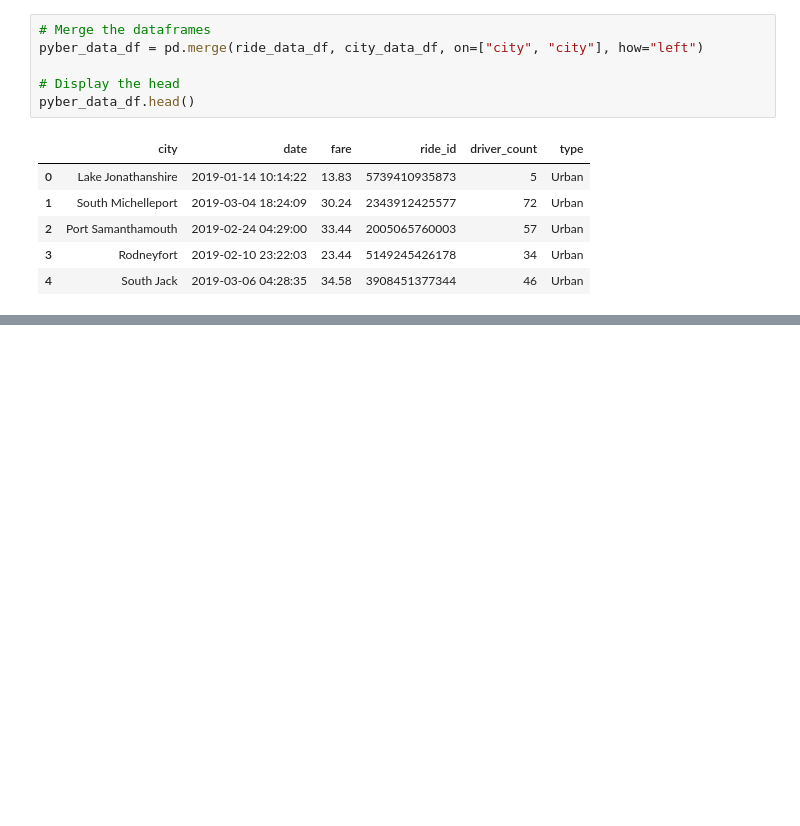
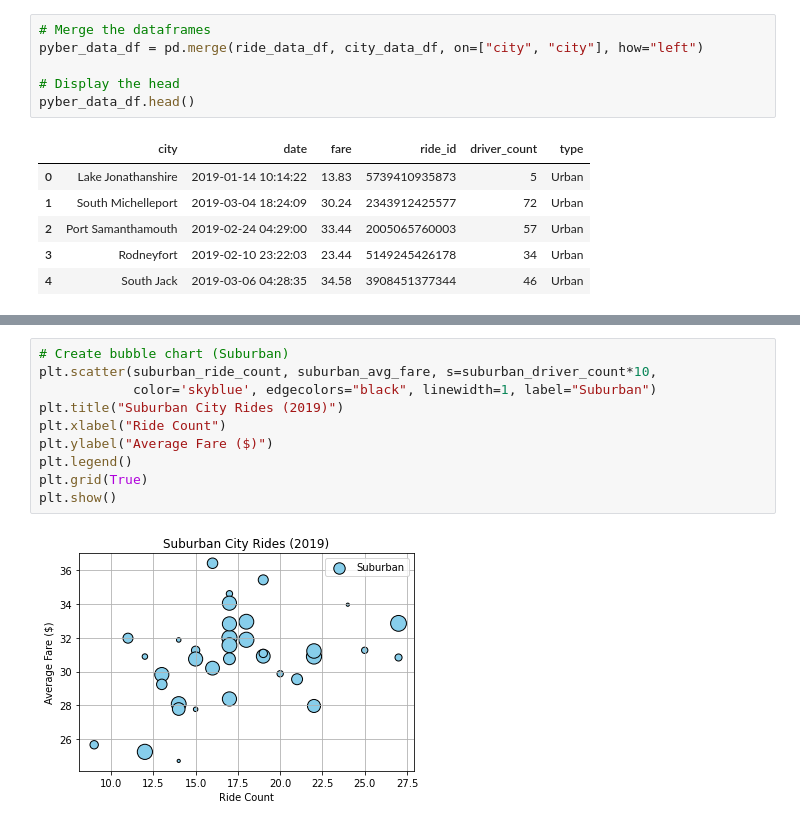
Before and after one commit to teao11/PyBer_Analysis, a Jupyter notebook: PyBer_ride_data.ipynb, the cells around one changed output, grey strips where cells are left out. Drawn from its saved outputs; the diff is of its cells as text; blank space fills up the shorter version.

```diff
--- a/PyBer_ride_data.ipynb
+++ b/PyBer_ride_data.ipynb
@@ -146,0 +195,12 @@ pyber_data_df.head()
+# %%
+# Create bubble chart (Suburban)
+plt.scatter(suburban_ride_count, suburban_avg_fare, s=suburban_driver_count*10,
+            color='skyblue', edgecolors="black", linewidth=1, label="Suburban")
+plt.title("Suburban City Rides (2019)")
+plt.xlabel("Ride Count")
+plt.ylabel("Average Fare ($)")
+plt.legend()
+plt.grid(True)
+plt.show()
+# %% [output]
+[figure, added]
```
Also changed, not shown: parts of 9 cells of this notebook, 1 other file.
